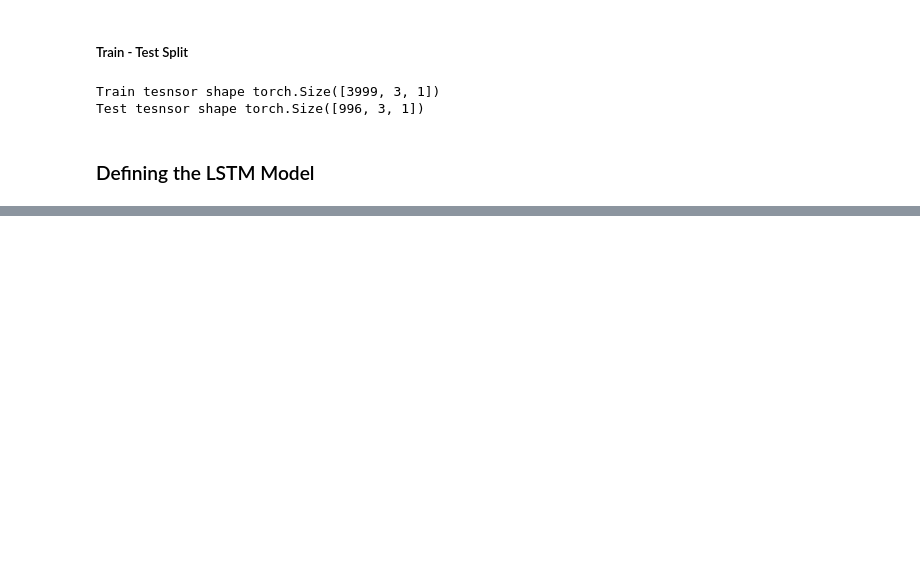
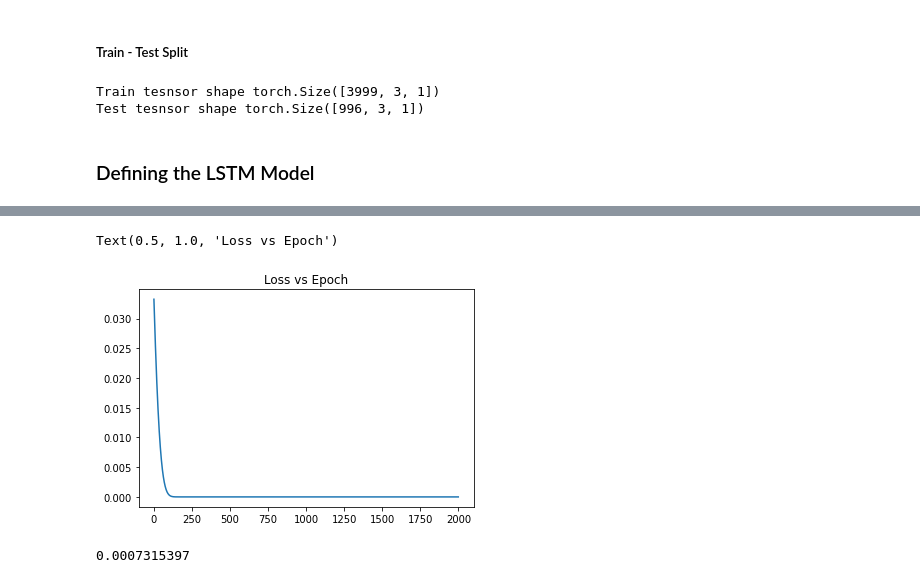
Before and after one commit to ibadrather/pytorch_learn, a Jupyter notebook: Part 11 - Series Prediction.ipynb, the cells around one changed output, grey strips where cells are left out. Drawn from its saved outputs; the diff is of its cells as text; code cells hidden in the pictures; blank space fills up the shorter version.

```diff
--- a/Part 11 - Series Prediction.ipynb
+++ b/Part 11 - Series Prediction.ipynb
@@ -131,8 +131,8 @@ class LSTM(nn.Module):
         return out
 # %%
 # Model Parameters
-num_epochs = 5000
-learning_rate = 0.0001
+num_epochs = 2000
+learning_rate = 0.001
 
 input_size = 1
 hidden_size = 2
@@ -152,5 +152,6 @@ torch.Size([3999, 3, 1])
 # %%
 # Train the model
+loss_epoch = []
 for epoch in range(num_epochs):
     outputs = lstm(data_x_train)
     optimizer.zero_grad()
@@ -158,9 +159,12 @@ for epoch in range(num_epochs):
     # obtain the loss function
     loss = criterion(outputs, data_y_train)
 
+    # saving loss in each epoch
+    loss_epoch.append(loss.detach().numpy())
+
     loss.backward()
 
     optimizer.step()
-    if epoch % 100 == 0:
+    if epoch % 1000 == 0:
         print("Epoch: %d, loss: %1.5f" % (epoch, loss.item()))
 # %% [output]
@@ -208,0 +194,6 @@ ValueError: non-broadcastable output operand with shape (4995,1) doesn't match t
+# %%
+plt.plot(loss_epoch)
+plt.title("Loss vs Epoch")
+# %% [output]
+Text(0.5, 1.0, 'Loss vs Epoch')
+[figure, added]
@@ -208,0 +202,4 @@ ValueError: non-broadcastable output operand with shape (4995,1) doesn't match t
+# %%
+mean_squared_error(dataY_plot, data_predict)
+# %% [output]
+0.0007315397
```
Also changed, not shown: parts of 19 cells of this notebook, 1 other file.
